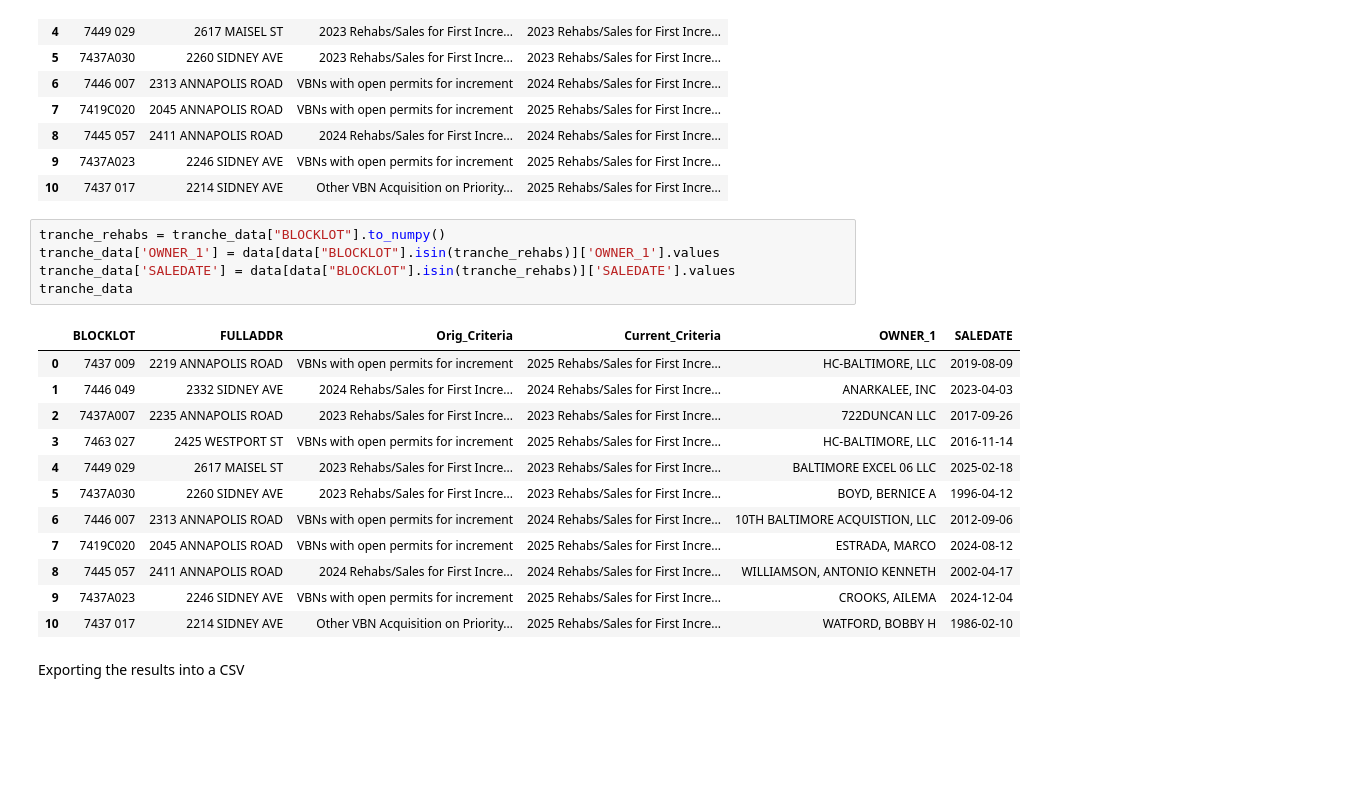
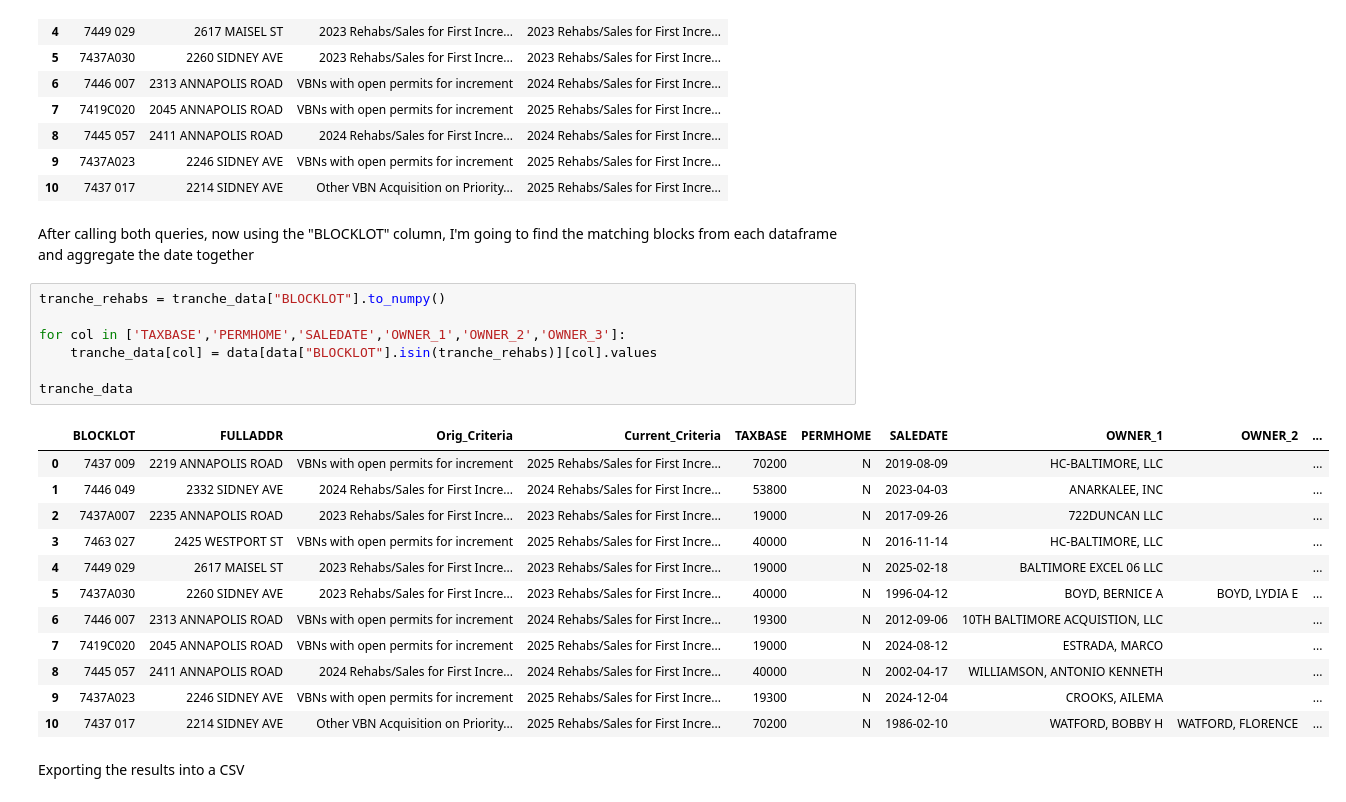
Before and after one commit to kariymam/baltimore-tif, a Jupyter notebook: Aggregate-Gov-Data.ipynb, the cells around one changed output. Saved outputs shown, nothing was run; the diff lists cells and outputs as text; blank space fills up the shorter version.

```diff
--- a/Aggregate-Gov-Data.ipynb
+++ b/Aggregate-Gov-Data.ipynb
@@ -157,24 +158,28 @@ tranche_data
 | 8 | 7445 057 | 2411 ANNAPOLIS ROAD | 2024 Rehabs/Sales for First Incre... | 2024 Rehabs/Sales for First Incre... |
 | 9 | 7437A023 | 2246 SIDNEY AVE | VBNs with open permits for increment | 2025 Rehabs/Sales for First Incre... |
 | 10 | 7437 017 | 2214 SIDNEY AVE | Other VBN Acquisition on Priority... | 2025 Rehabs/Sales for First Incre... |
+# %% [markdown]
+After calling both queries, now using the "BLOCKLOT" column, I'm going to find the matching blocks from each dataframe and aggregate the date together
 # %%
 tranche_rehabs = tranche_data["BLOCKLOT"].to_numpy()
-tranche_data['OWNER_1'] = data[data["BLOCKLOT"].isin(tranche_rehabs)]['OWNER_1'].values
-tranche_data['SALEDATE'] = data[data["BLOCKLOT"].isin(tranche_rehabs)]['SALEDATE'].values
+
+for col in ['TAXBASE','PERMHOME','SALEDATE','OWNER_1','OWNER_2','OWNER_3']:
+    tranche_data[col] = data[data["BLOCKLOT"].isin(tranche_rehabs)][col].values
+
 tranche_data
 # %% [output]
-|  | BLOCKLOT | FULLADDR | Orig_Criteria | Current_Criteria | OWNER_1 | SALEDATE |
-| 0 | 7437 009 | 2219 ANNAPOLIS ROAD | VBNs with open permits for increment | 2025 Rehabs/Sales for First Incre... | HC-BALTIMORE, LLC | 2019-08-09 |
-| 1 | 7446 049 | 2332 SIDNEY AVE | 2024 Rehabs/Sales for First Incre... | 2024 Rehabs/Sales for First Incre... | ANARKALEE, INC | 2023-04-03 |
-| 2 | 7437A007 | 2235 ANNAPOLIS ROAD | 2023 Rehabs/Sales for First Incre... | 2023 Rehabs/Sales for First Incre... | 722DUNCAN LLC | 2017-09-26 |
-| 3 | 7463 027 | 2425 WESTPORT ST | VBNs with open permits for increment | 2025 Rehabs/Sales for First Incre... | HC-BALTIMORE, LLC | 2016-11-14 |
-| 4 | 7449 029 | 2617 MAISEL ST | 2023 Rehabs/Sales for First Incre... | 2023 Rehabs/Sales for First Incre... | BALTIMORE EXCEL 06 LLC | 2025-02-18 |
-| 5 | 7437A030 | 2260 SIDNEY AVE | 2023 Rehabs/Sales for First Incre... | 2023 Rehabs/Sales for First Incre... | BOYD, BERNICE A | 1996-04-12 |
-| 6 | 7446 007 | 2313 ANNAPOLIS ROAD | VBNs with open permits for increment | 2024 Rehabs/Sales for First Incre... | 10TH BALTIMORE ACQUISTION, LLC | 2012-09-06 |
-| 7 | 7419C020 | 2045 ANNAPOLIS ROAD | VBNs with open permits for increment | 2025 Rehabs/Sales for First Incre... | ESTRADA, MARCO | 2024-08-12 |
-| 8 | 7445 057 | 2411 ANNAPOLIS ROAD | 2024 Rehabs/Sales for First Incre... | 2024 Rehabs/Sales for First Incre... | WILLIAMSON, ANTONIO KENNETH | 2002-04-17 |
-| 9 | 7437A023 | 2246 SIDNEY AVE | VBNs with open permits for increment | 2025 Rehabs/Sales for First Incre... | CROOKS, AILEMA | 2024-12-04 |
-| 10 | 7437 017 | 2214 SIDNEY AVE | Other VBN Acquisition on Priority... | 2025 Rehabs/Sales for First Incre... | WATFORD, BOBBY H | 1986-02-10 |
+|  | BLOCKLOT | FULLADDR | Orig_Criteria | Current_Criteria | TAXBASE | PERMHOME | SALEDATE | OWNER_1 | OWNER_2 | ... |
+| 0 | 7437 009 | 2219 ANNAPOLIS ROAD | VBNs with open permits for increment | 2025 Rehabs/Sales for First Incre... | 70200 | N | 2019-08-09 | HC-BALTIMORE, LLC |  | ... |
+| 1 | 7446 049 | 2332 SIDNEY AVE | 2024 Rehabs/Sales for First Incre... | 2024 Rehabs/Sales for First Incre... | 53800 | N | 2023-04-03 | ANARKALEE, INC |  | ... |
+| 2 | 7437A007 | 2235 ANNAPOLIS ROAD | 2023 Rehabs/Sales for First Incre... | 2023 Rehabs/Sales for First Incre... | 19000 | N | 2017-09-26 | 722DUNCAN LLC |  | ... |
+| 3 | 7463 027 | 2425 WESTPORT ST | VBNs with open permits for increment | 2025 Rehabs/Sales for First Incre... | 40000 | N | 2016-11-14 | HC-BALTIMORE, LLC |  | ... |
+| 4 | 7449 029 | 2617 MAISEL ST | 2023 Rehabs/Sales for First Incre... | 2023 Rehabs/Sales for First Incre... | 19000 | N | 2025-02-18 | BALTIMORE EXCEL 06 LLC |  | ... |
+| 5 | 7437A030 | 2260 SIDNEY AVE | 2023 Rehabs/Sales for First Incre... | 2023 Rehabs/Sales for First Incre... | 40000 | N | 1996-04-12 | BOYD, BERNICE A | BOYD, LYDIA E | ... |
+| 6 | 7446 007 | 2313 ANNAPOLIS ROAD | VBNs with open permits for increment | 2024 Rehabs/Sales for First Incre... | 19300 | N | 2012-09-06 | 10TH BALTIMORE ACQUISTION, LLC |  | ... |
+| 7 | 7419C020 | 2045 ANNAPOLIS ROAD | VBNs with open permits for increment | 2025 Rehabs/Sales for First Incre... | 19000 | N | 2024-08-12 | ESTRADA, MARCO |  | ... |
+| 8 | 7445 057 | 2411 ANNAPOLIS ROAD | 2024 Rehabs/Sales for First Incre... | 2024 Rehabs/Sales for First Incre... | 40000 | N | 2002-04-17 | WILLIAMSON, ANTONIO KENNETH |  | ... |
+| 9 | 7437A023 | 2246 SIDNEY AVE | VBNs with open permits for increment | 2025 Rehabs/Sales for First Incre... | 19300 | N | 2024-12-04 | CROOKS, AILEMA |  | ... |
+| 10 | 7437 017 | 2214 SIDNEY AVE | Other VBN Acquisition on Priority... | 2025 Rehabs/Sales for First Incre... | 70200 | N | 1986-02-10 | WATFORD, BOBBY H | WATFORD, FLORENCE | ... |
 # %% [markdown]
 Exporting the results into a CSV
 # %%
```
Also changed, not shown: parts of 8 cells of this notebook, 1 other file.
